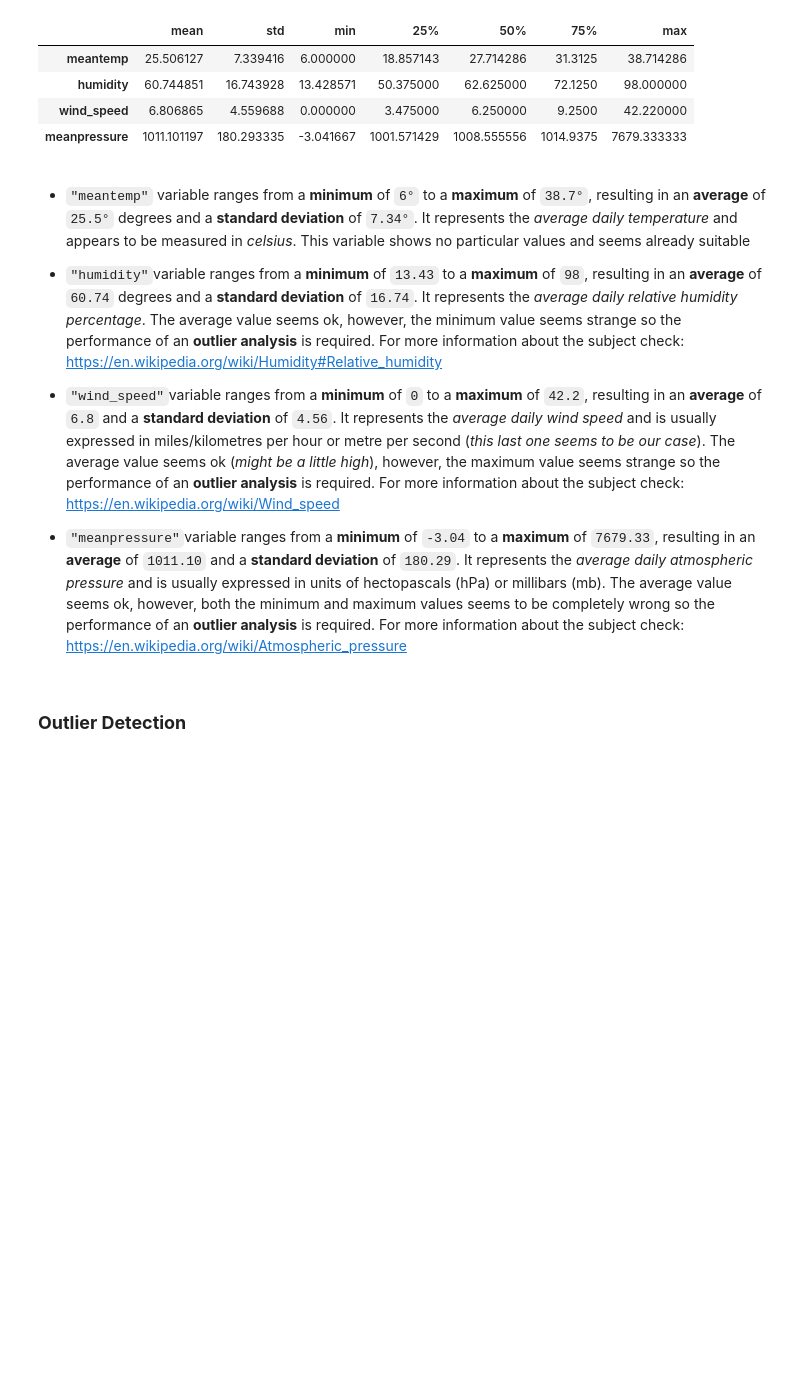
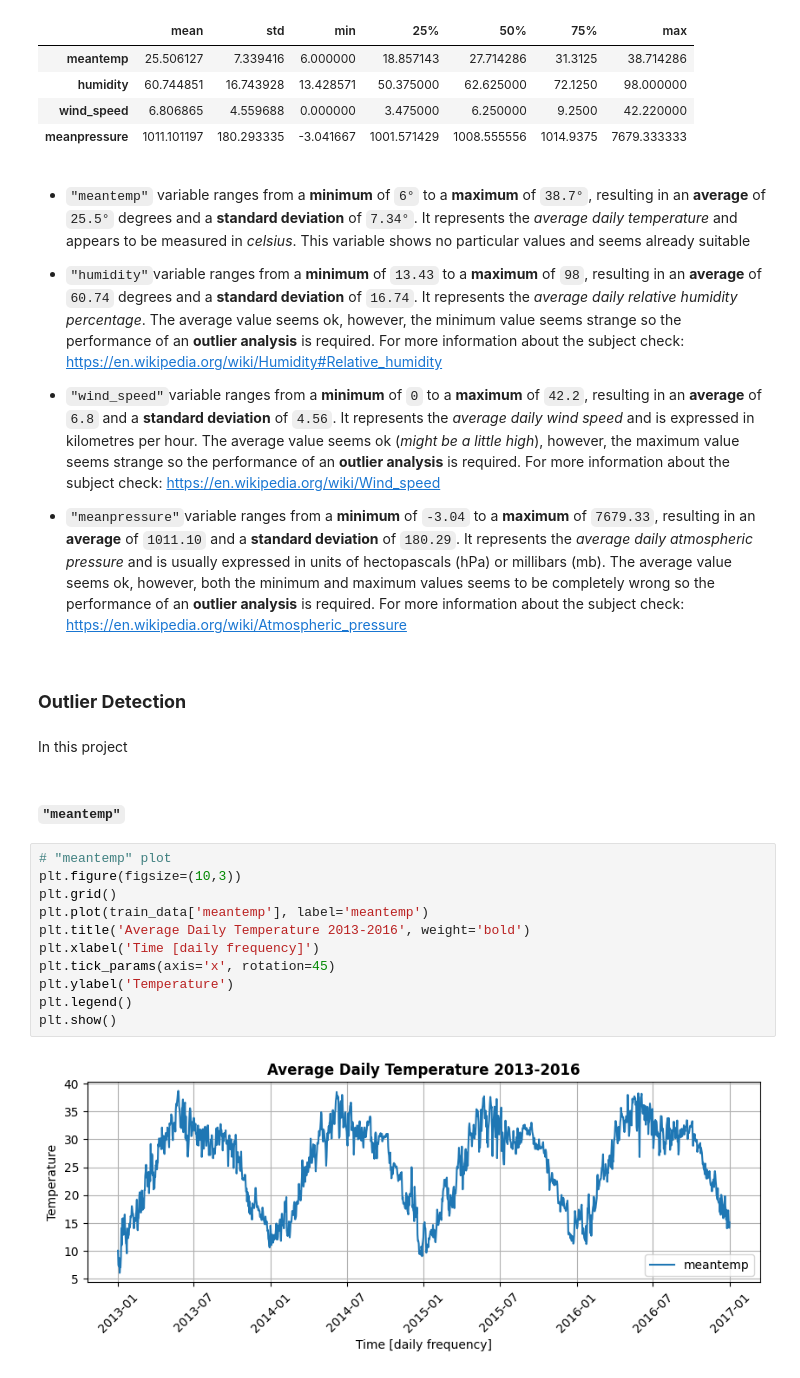
Before and after one commit to marcocolognesi/Weather_Forecast, a Jupyter notebook: project.ipynb, the cells around one changed output. Cells and saved outputs as stored; diff of their text form; blank space fills up the shorter version.

```diff
--- a/project.ipynb
+++ b/project.ipynb
@@ -183,8 +184,25 @@ display(train_data.describe()[1:].T) # --> Slicing [1:] is used to avoid showing
 
 * `"humidity"`variable ranges from a **minimum** of `13.43` to a **maximum** of `98`, resulting in an **average** of `60.74` degrees and a **standard deviation** of `16.74`. It represents the *average daily relative humidity percentage*. The average value seems ok, however, the minimum value seems strange so the performance of an **outlier analysis** is required. For more information about the subject check: https://en.wikipedia.org/wiki/Humidity#Relative_humidity
 
-* `"wind_speed"`variable ranges from a **minimum** of `0` to a **maximum** of `42.2`, resulting in an **average** of `6.8` and a **standard deviation** of `4.56`. It represents the *average daily wind speed* and is usually expressed in miles/kilometres per hour or metre per second (*this last one seems to be our case*). The average value seems ok (*might be a little high*), however, the maximum value seems strange so the performance of an **outlier analysis** is required. For more information about the subject check: https://en.wikipedia.org/wiki/Wind_speed
+* `"wind_speed"`variable ranges from a **minimum** of `0` to a **maximum** of `42.2`, resulting in an **average** of `6.8` and a **standard deviation** of `4.56`. It represents the *average daily wind speed* and is expressed in kilometres per hour. The average value seems ok (*might be a little high*), however, the maximum value seems strange so the performance of an **outlier analysis** is required. For more information about the subject check: https://en.wikipedia.org/wiki/Wind_speed
 
 * `"meanpressure"`variable ranges from a **minimum** of `-3.04` to a **maximum** of `7679.33`, resulting in an **average** of `1011.10` and a **standard deviation** of `180.29`. It represents the *average daily atmospheric pressure* and is usually expressed in units of hectopascals (hPa) or millibars (mb). The average value seems ok, however, both the minimum and maximum values seems to be completely wrong so the performance of an **outlier analysis** is required. For more information about the subject check: https://en.wikipedia.org/wiki/Atmospheric_pressure
 # %% [markdown]
 ### **Outlier Detection**
+# %% [markdown]
+In this project
+# %% [markdown]
+#### `"meantemp"`
+# %%
+# "meantemp" plot
+plt.figure(figsize=(10,3))
+plt.grid()
+plt.plot(train_data['meantemp'], label='meantemp')
+plt.title('Average Daily Temperature 2013-2016', weight='bold')
+plt.xlabel('Time [daily frequency]')
+plt.tick_params(axis='x', rotation=45)
+plt.ylabel('Temperature')
+plt.legend()
+plt.show()
+# %% [output]
+[figure, added]
```
Also changed, not shown: parts of 43 cells of this notebook.
